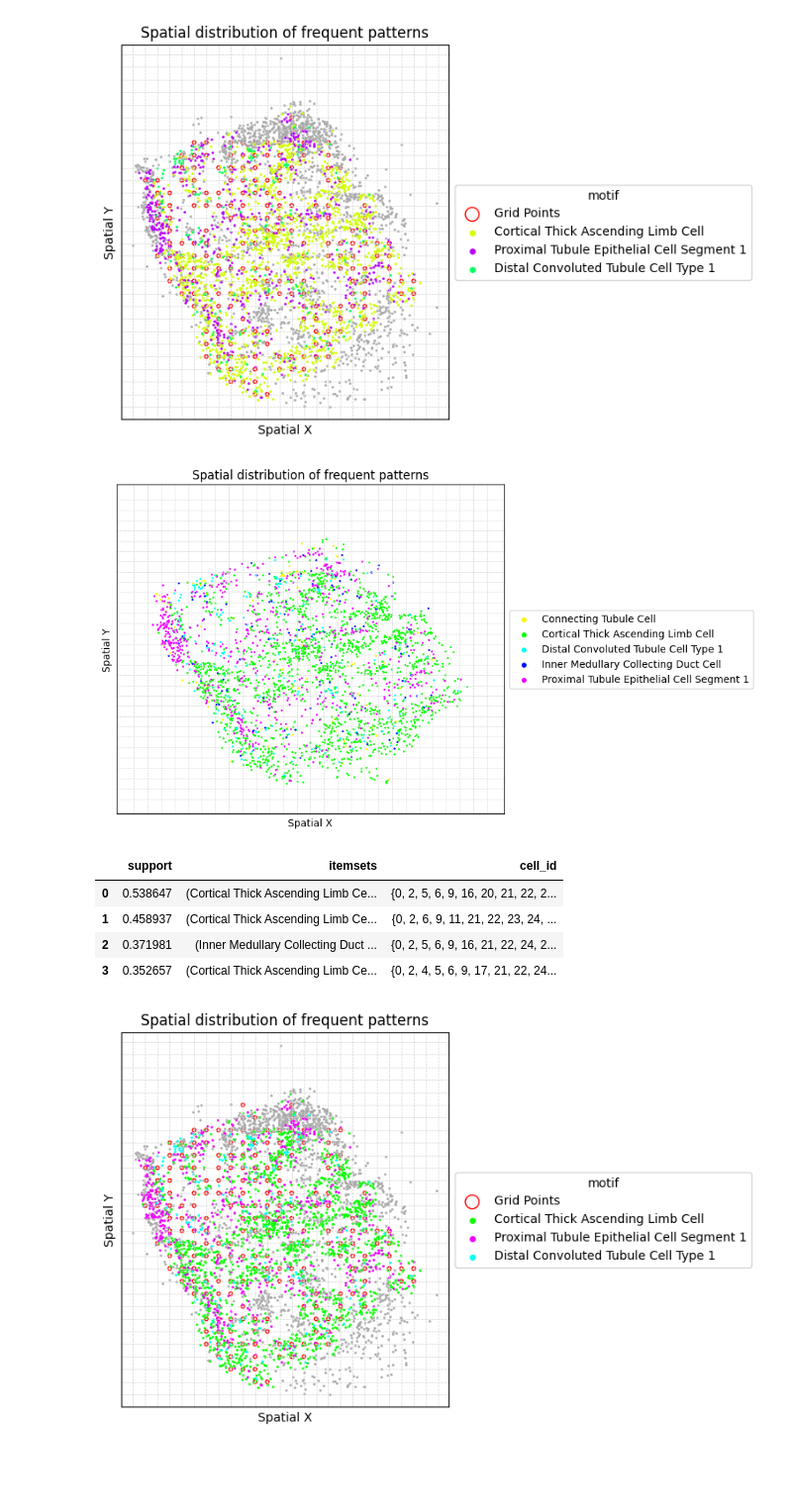
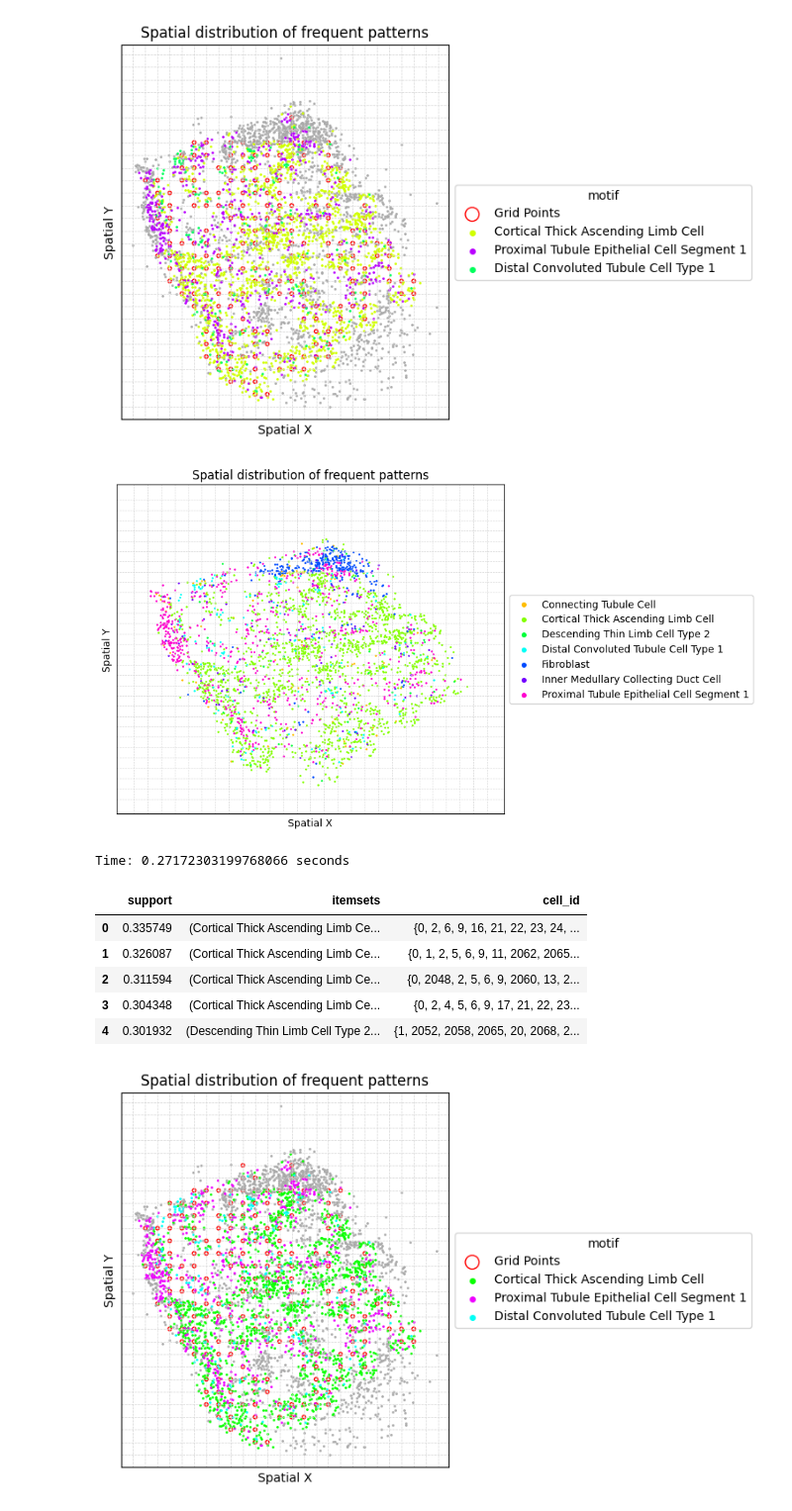
Before and after one commit to ShaokunAn/Spatial-Query, a Jupyter notebook: main.ipynb, the cells around one changed output. Shown at 99% size. Drawn from its saved outputs; the diff is of its cells as text; code cells hidden in the pictures; blank space fills up the shorter version.

```diff
--- a/main.ipynb
+++ b/main.ipynb
@@ -100,31 +108,35 @@ tt.plot_motif_grid(motif=motif,
 # %%
 # Test frequent patterns of fov
 max_dist = 150
 min_size = 4
 min_count = 10
-min_support = 0.35
+min_support = 0.3
 dis_duplicates=False # only consider the multiplicity of cell types in neighborhoods, not the frequnecy of occurrence of cell types
 
-
+start_time = time.time()
 fp_tree =tt.find_patterns_grid(max_dist=max_dist,
                                min_size=min_size,
                                min_count=min_count,
                                min_support=min_support,
                                dis_duplicates=dis_duplicates,
                                if_display=True,
                                fig_size = (8.5,5.3),
                                return_cellID=True,
                               )
+end_time = time.time()
+print(f"Time: {end_time-start_time} seconds")
 # %% [output]
-[figure, old version]
+[figure, new version]
+Time: 0.27172303199768066 seconds
 # %%
 fp_tree
 # %% [output]
 |  | support | itemsets | cell_id |
-| 0 | 0.538647 | (Cortical Thick Ascending Limb Ce... | {0, 2, 5, 6, 9, 16, 20, 21, 22, 2... |
-| 1 | 0.458937 | (Cortical Thick Ascending Limb Ce... | {0, 2, 6, 9, 11, 21, 22, 23, 24, ... |
-| 2 | 0.371981 | (Inner Medullary Collecting Duct ... | {0, 2, 5, 6, 9, 16, 21, 22, 24, 2... |
-| 3 | 0.352657 | (Cortical Thick Ascending Limb Ce... | {0, 2, 4, 5, 6, 9, 17, 21, 22, 24... |
+| 0 | 0.335749 | (Cortical Thick Ascending Limb Ce... | {0, 2, 6, 9, 16, 21, 22, 23, 24, ... |
+| 1 | 0.326087 | (Cortical Thick Ascending Limb Ce... | {0, 1, 2, 5, 6, 9, 11, 2062, 2065... |
+| 2 | 0.311594 | (Cortical Thick Ascending Limb Ce... | {0, 2048, 2, 5, 6, 9, 2060, 13, 2... |
+| 3 | 0.304348 | (Cortical Thick Ascending Limb Ce... | {0, 2, 4, 5, 6, 9, 17, 21, 22, 23... |
+| 4 | 0.301932 | (Descending Thin Limb Cell Type 2... | {1, 2052, 2058, 2065, 20, 2068, 2... |
 # %%
 motif = ['Proximal Tubule Epithelial Cell Segment 1', 'Distal Convoluted Tubule Cell Type 1', 'Cortical Thick Ascending Limb Cell']
 tt.plot_motif_grid(motif=motif,
```
Also changed, not shown: parts of 5 cells of this notebook, 2 other files.
